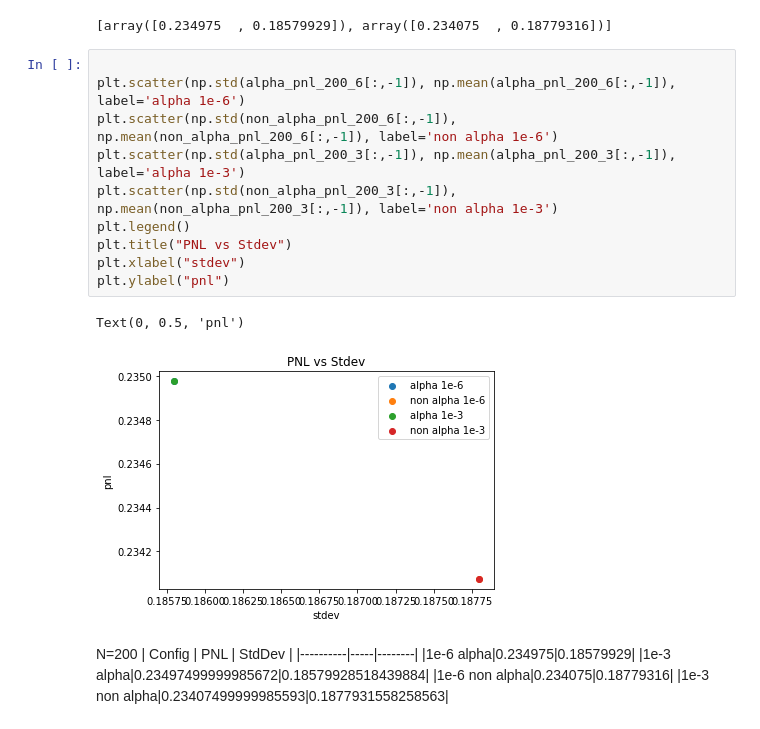
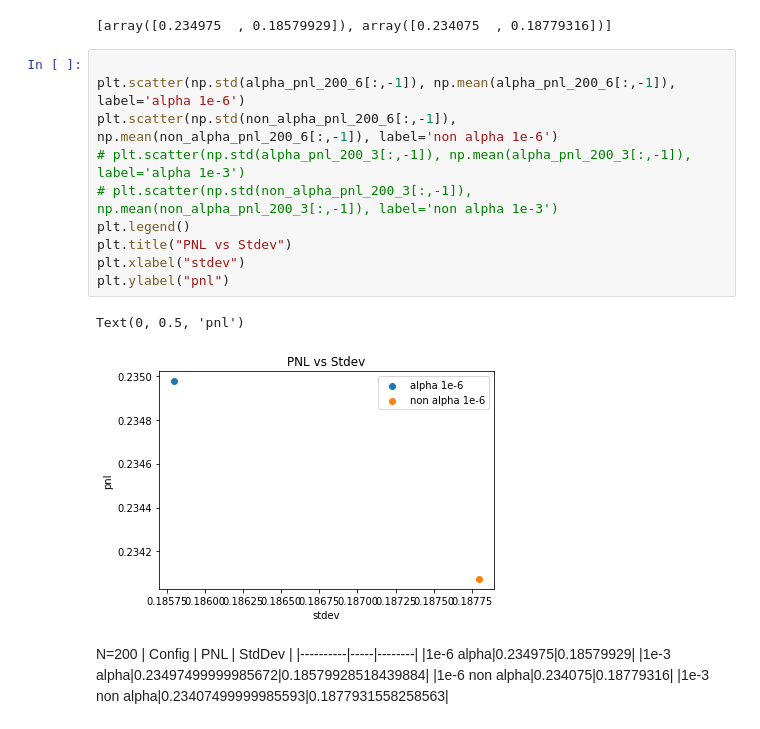
Before and after one commit to cavallofederico/marketmaking, a Jupyter notebook: pnl simulations.ipynb, the cells around one changed output. Drawn from its saved outputs; the diff is of its cells as text.

```diff
--- a/pnl simulations.ipynb
+++ b/pnl simulations.ipynb
@@ -398,16 +443,16 @@ pnl_std
 # %%
 
 plt.scatter(np.std(alpha_pnl_200_6[:,-1]), np.mean(alpha_pnl_200_6[:,-1]), label='alpha 1e-6')
 plt.scatter(np.std(non_alpha_pnl_200_6[:,-1]), np.mean(non_alpha_pnl_200_6[:,-1]), label='non alpha 1e-6')
-plt.scatter(np.std(alpha_pnl_200_3[:,-1]), np.mean(alpha_pnl_200_3[:,-1]),  label='alpha 1e-3')
-plt.scatter(np.std(non_alpha_pnl_200_3[:,-1]), np.mean(non_alpha_pnl_200_3[:,-1]), label='non alpha 1e-3')
+# plt.scatter(np.std(alpha_pnl_200_3[:,-1]), np.mean(alpha_pnl_200_3[:,-1]),  label='alpha 1e-3')
+# plt.scatter(np.std(non_alpha_pnl_200_3[:,-1]), np.mean(non_alpha_pnl_200_3[:,-1]), label='non alpha 1e-3')
 plt.legend()
 plt.title("PNL vs Stdev")
 plt.xlabel("stdev")
 plt.ylabel("pnl")
 # %% [output]
 Text(0, 0.5, 'pnl')
-[figure, old version]
+[figure, new version]
 # %% [markdown]
 N=200
 | Config   | PNL | StdDev |
```
Also changed, not shown: parts of 12 cells of this notebook.
